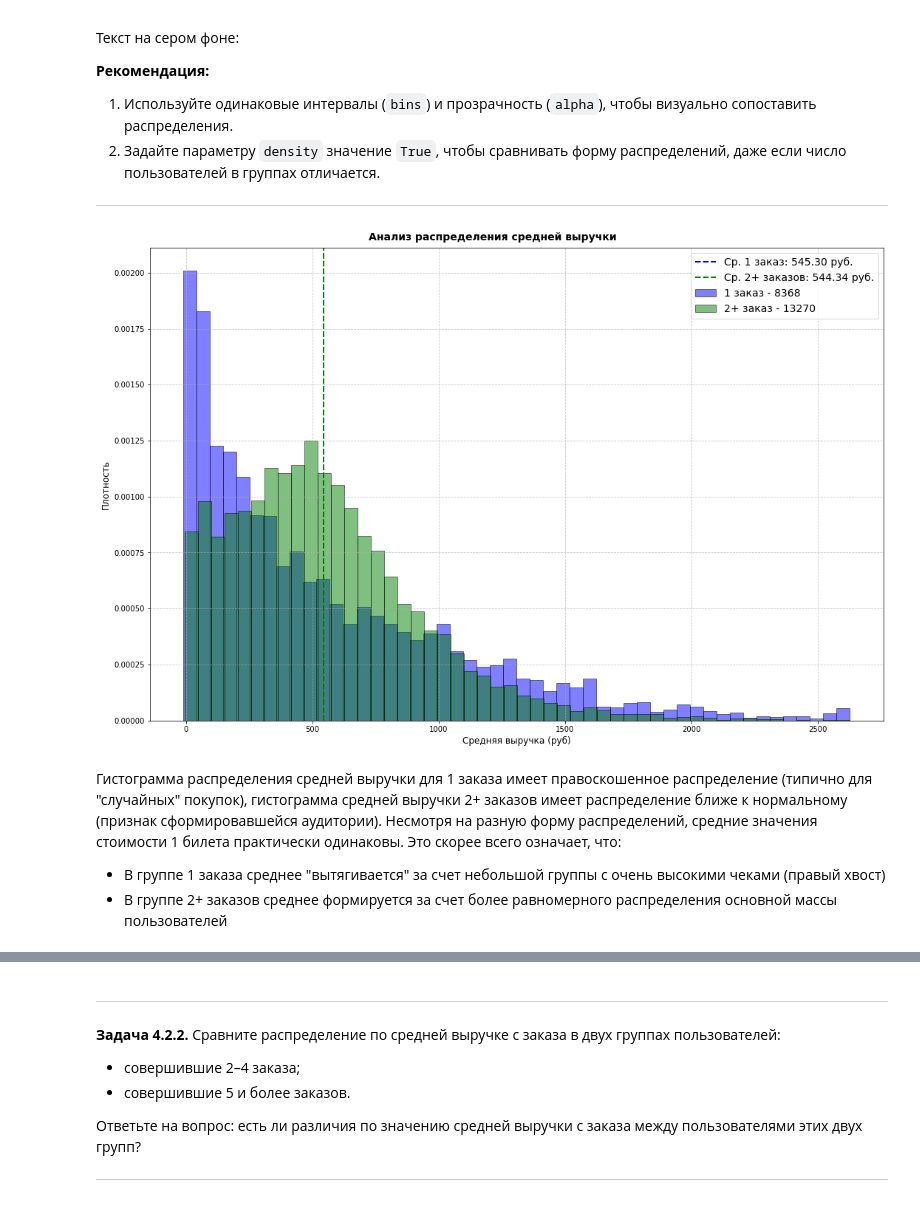
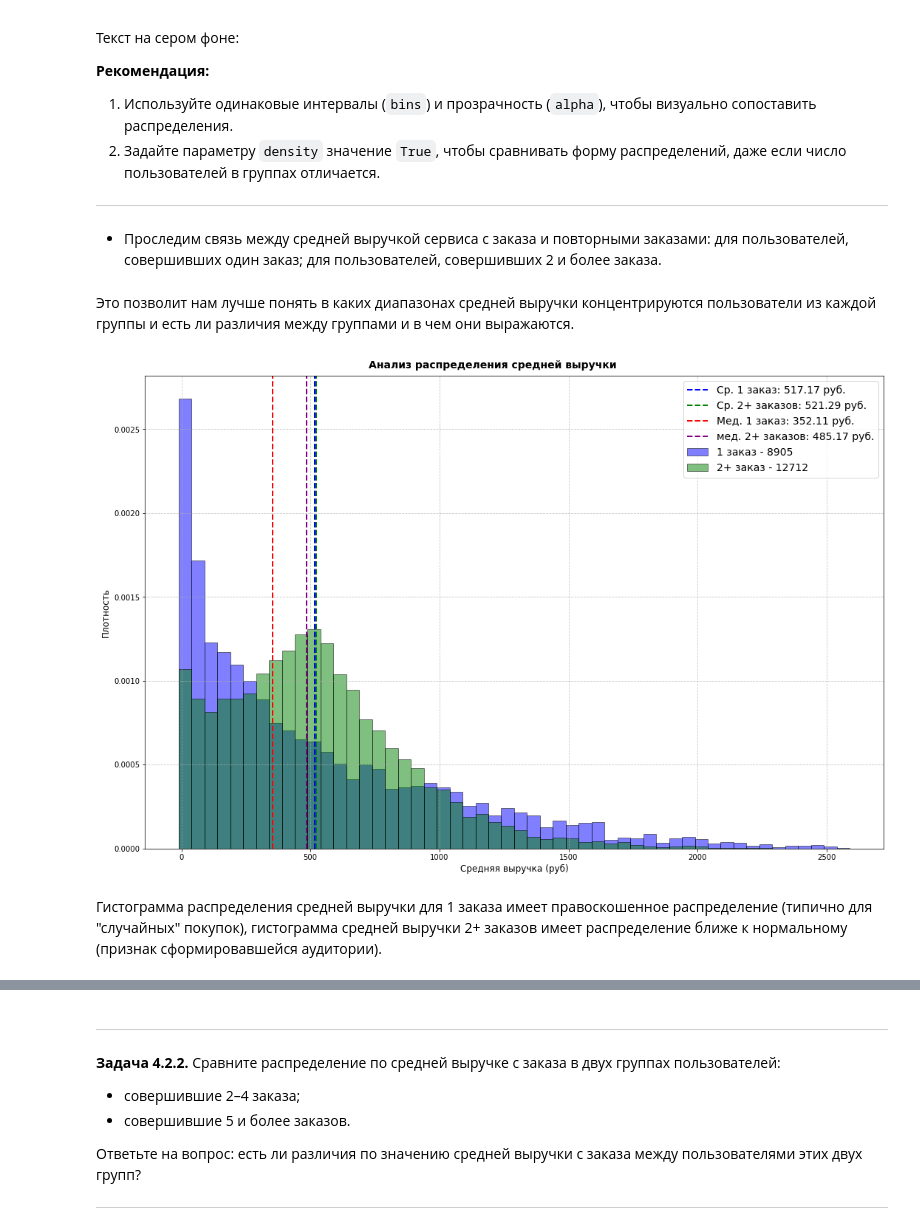
Before and after one commit to zhnataly/tickets_afisha_2, a Jupyter notebook: ProgiectM2_ZhukovaNatalia21_03_26.ipynb, the cells around one changed output, grey strips where cells are left out. Cells and saved outputs as stored; diff of their text form; code cells hidden in the pictures.

```diff
--- a/ProgiectM2_ZhukovaNatalia21_03_26.ipynb
+++ b/ProgiectM2_ZhukovaNatalia21_03_26.ipynb
@@ -120,0 +115,8 @@ connection_string = 'postgresql://{}:{}@{}:{}/{}'.format(
+# %%
+db_config = {
+    'user': os.getenv('PR_USER'),
+    'pwd': os.getenv('PASSWORD'),
+    'host': os.getenv('HOST'),
+    'port': os.getenv('PORT'),
+    'db': os.getenv('DB')
+}
@@ -387,0 +475,10 @@ df_final.duplicated(subset='order_id').sum()
+# %%
+# Удаление дубликатов по subset
+df_clean = df_final.drop_duplicates(subset=subset_columns, keep='first')
+print(f"Удалено дубликатов: {len(df_final) - len(df_clean)}")
+print(f"Осталось строк: {len(df_clean)}")
+print(f"Удалено: {(len(df_final)-len(df_clean))/len(df_final)*100:.2f}% данных")
+
+# Сохранение последнего вхождения
+df_clean_last = df_final.drop_duplicates(subset=subset_columns, keep='last')
+df_clean_last.head(10)
@@ -392,4 +506,8 @@ df_final.duplicated(subset='order_id').sum()
 # %%
+# снова для удобства переопределяем имя датасета
+#после удаления дубликатов
+df_final = df_clean_last.copy()
+
 # Приводим тип данных
 cols_to_convert = ['device_type_canonical', 'currency_code', 'service_name', 'event_type_main', 'city_name','region_name']
 df_final[cols_to_convert] = df_final[cols_to_convert].astype('string', errors='ignore')
@@ -442,3 +560,11 @@ Length: 2, dtype: string
 Length: 7, dtype: string
 # %% [markdown]
 ошибок и неявных дубликатов в категориальных столбцах нет
+# %%
+print("АНАЛИЗ КАТЕГОРИАЛЬНЫХ ЗНАЧЕНИЙ:")
+for column in ['device_type_canonical', 'service_name', 'event_type_main']:
+    print(f"\nColumn: {column.upper()}")
+    print("Unique values:", df_final[column].sort_values().unique())
+    print("Missing values count:", df[column].isna().sum())
+    print("Value counts:")
+    print(df[column].value_counts(dropna=False), "\n")
@@ -1859,6 +2009,11 @@ plt.show()
 2. Задайте параметру `density` значение `True`, чтобы сравнивать форму распределений, даже если число пользователей в группах отличается.
 
 ---
+# %% [markdown]
+- Проследим связь между средней выручкой сервиса с заказа и повторными заказами: для пользователей, совершивших один заказ; для пользователей, совершивших 2 и более заказа.
+# %% [markdown]
+Это позволит нам лучше понять в каких диапазонах средней выручки концентрируются пользователи из каждой группы и
+есть ли различия между группами и в чем они выражаются.
 # %%
 # Разделяем пользователей на группы
 df_is_two_0 = df_user_prof99[df_user_prof99['is_two'] == 0]['avg_revenue'].dropna() #1 заказ
@@ -1866,31 +2021,40 @@ df_is_two_1 = df_user_prof99[df_user_prof99['is_two'] == 1]['avg_revenue'].dropn
 # %%
 # Создаем фигуру и оси
 fig, ax = plt.subplots(figsize=(15, 10))
 fig.suptitle('Анализ распределения средней выручки', fontsize=14, fontweight='bold')
 
+# Определяем общий диапазон для бинов
+min_value = min(df_is_two_0.min(), df_is_two_1.min())
+max_value = max(df_is_two_0.max(), df_is_two_1.max())
+bins = np.arange(min_value, max_value + 50, 50)
+
 # Строим гистограммы
-ax.hist(df_is_two_0, bins=50, alpha=0.5, label= f"1 заказ - {len(df_is_two_0)}",
+ax.hist(df_is_two_0, bins=bins, alpha=0.5, label= f"1 заказ - {len(df_is_two_0)}",
         color='blue', edgecolor='black', density=True)
-ax.hist(df_is_two_1, bins=50, alpha=0.5, label= f"2+ заказ - {len(df_is_two_1)}",
+ax.hist(df_is_two_1, bins=bins, alpha=0.5, label= f"2+ заказ - {len(df_is_two_1)}",
         color='green', edgecolor='black', density=True)
 
 # Средние значения
 ax.axvline(np.mean(df_is_two_0), color='blue', linestyle='--', linewidth=2,
            label=f'Ср. 1 заказ: {np.mean(df_is_two_0):.2f} руб.')
 ax.axvline(np.mean(df_is_two_1), color='green', linestyle='--', linewidth=2,
            label=f'Ср. 2+ заказов: {np.mean(df_is_two_1):.2f} руб.')
+
+# медиана
+ax.axvline(np.median(df_is_two_0), color='red', linestyle='--', linewidth=2,
+           label=f'Мед. 1 заказ: {np.median(df_is_two_0):.2f} руб.')
+ax.axvline(np.median(df_is_two_1), color='purple', linestyle='--', linewidth=2,
+           label=f'мед. 2+ заказов: {np.median(df_is_two_1):.2f} руб.')
 
 # Настройка графика
 ax.set_xlabel('Средняя выручка (руб)', fontsize=12)
 ax.set_ylabel('Плотность', fontsize=12)
 ax.legend(fontsize=14)
 ax.grid(True, linestyle='--', alpha=0.7)
 
 plt.tight_layout()
 plt.show()
 # %% [output]
-[figure, old version]
+[figure, new version]
 # %% [markdown]
-Гистограмма распределения средней выручки для 1 заказа имеет правоскошенное распределение (типично для "случайных" покупок), гистограмма средней выручки 2+ заказов имеет распределение ближе к нормальному (признак сформировавшейся аудитории). Несмотря на разную форму распределений, средние значения стоимости 1 билета практически одинаковы. Это скорее всего означает, что:
-- В группе 1 заказа среднее "вытягивается" за счет небольшой группы с очень высокими чеками (правый хвост)
-- В группе 2+ заказов среднее формируется за счет более равномерного распределения основной массы пользователей
+Гистограмма распределения средней выручки для 1 заказа имеет правоскошенное распределение (типично для "случайных" покупок), гистограмма средней выручки 2+ заказов имеет распределение ближе к нормальному (признак сформировавшейся аудитории).
```
Also changed, not shown: parts of 109 cells of this notebook.
